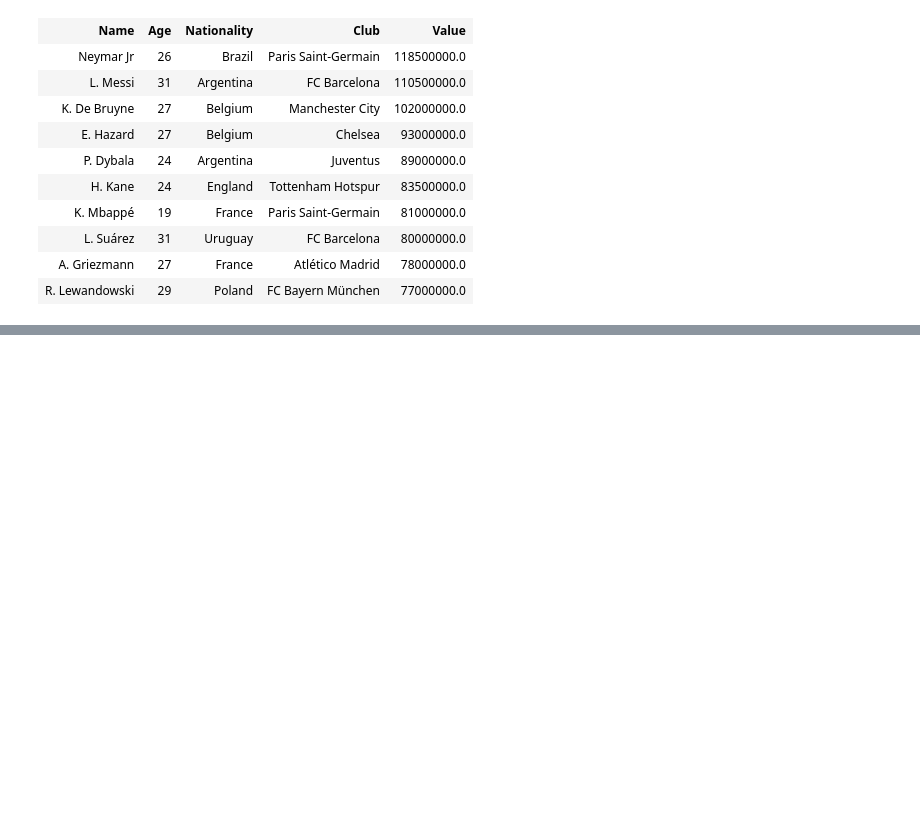
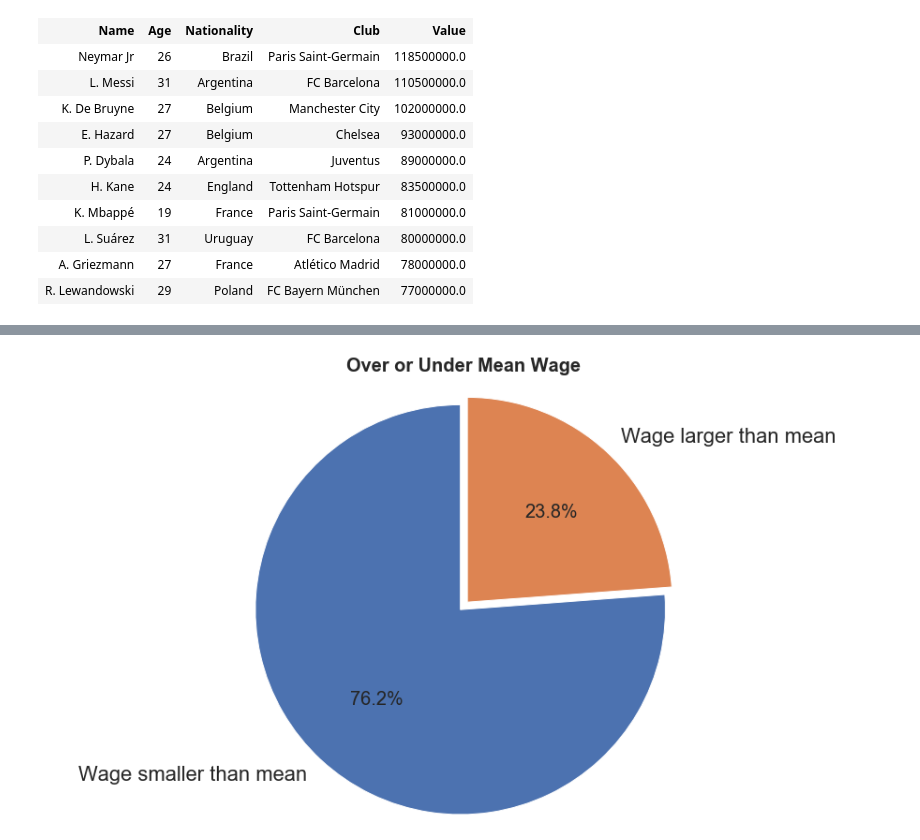
Before and after one commit to AustinYanghc/Python-ILP, a Jupyter notebook: FIFA 19.ipynb, the cells around one changed output, grey strips where cells are left out. Drawn from its saved outputs; the diff is of its cells as text; code cells hidden in the pictures; blank space fills up the shorter version.

```diff
--- a/FIFA 19.ipynb
+++ b/FIFA 19.ipynb
@@ -219,0 +252,13 @@ plt.show()
+# %%
+players_wage = dataset.groupby("LargerMeanWage").size().reset_index(name='NumOfPlayers')
+# %%
+plt.figure(figsize=(16,8))
+plt.title('Over or Under Mean Wage', fontsize=20, fontweight='bold', y=1.05,)
+labels = 'Wage smaller than mean', 'Wage larger than mean'
+explode=(0, 0.05)
+plt.rcParams['font.size'] = 20.0
+plt.pie(players_wage["NumOfPlayers"], explode=explode, labels=labels, autopct='%1.1f%%', startangle=90)
+plt.axis('equal')
+plt.show()
+# %% [output]
+[figure, added]
```
Also changed, not shown: parts of 15 cells of this notebook.
